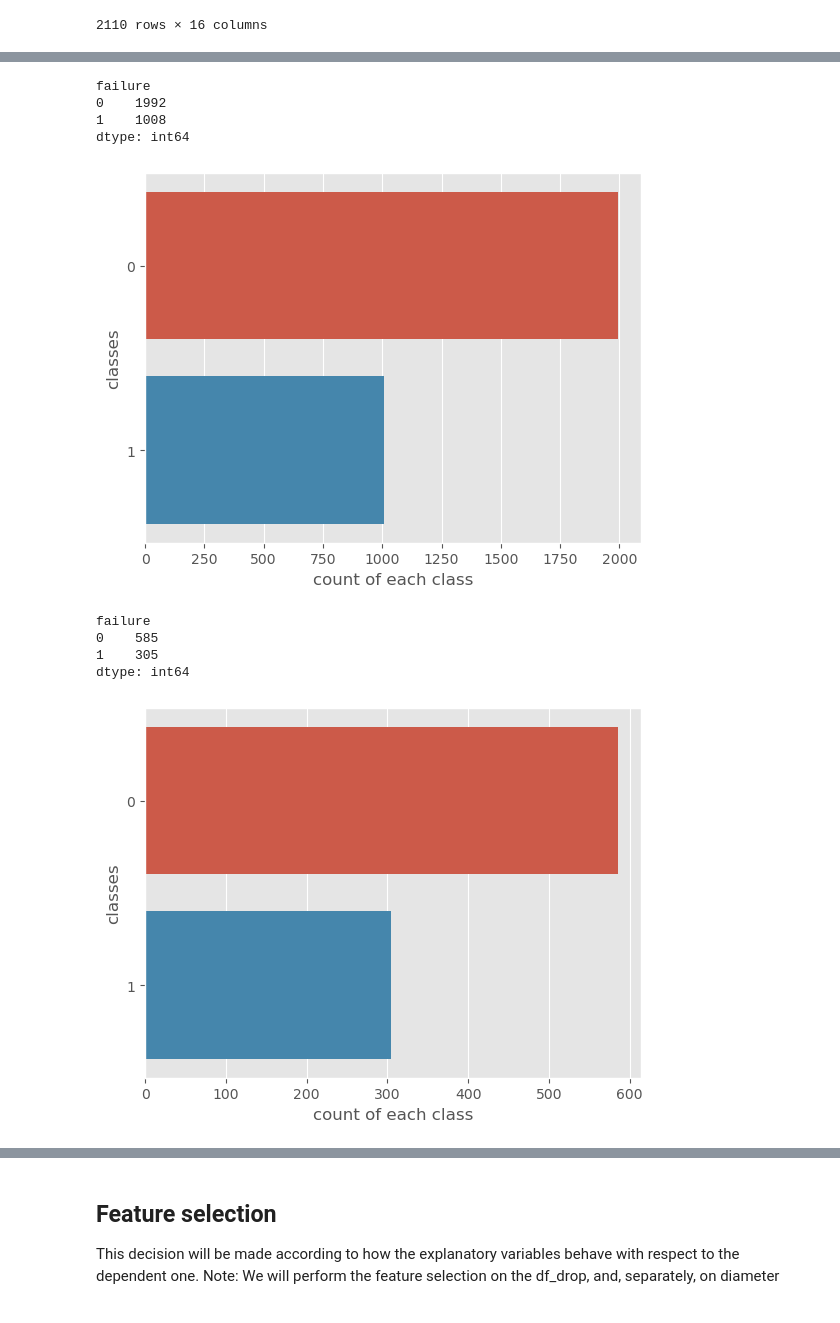
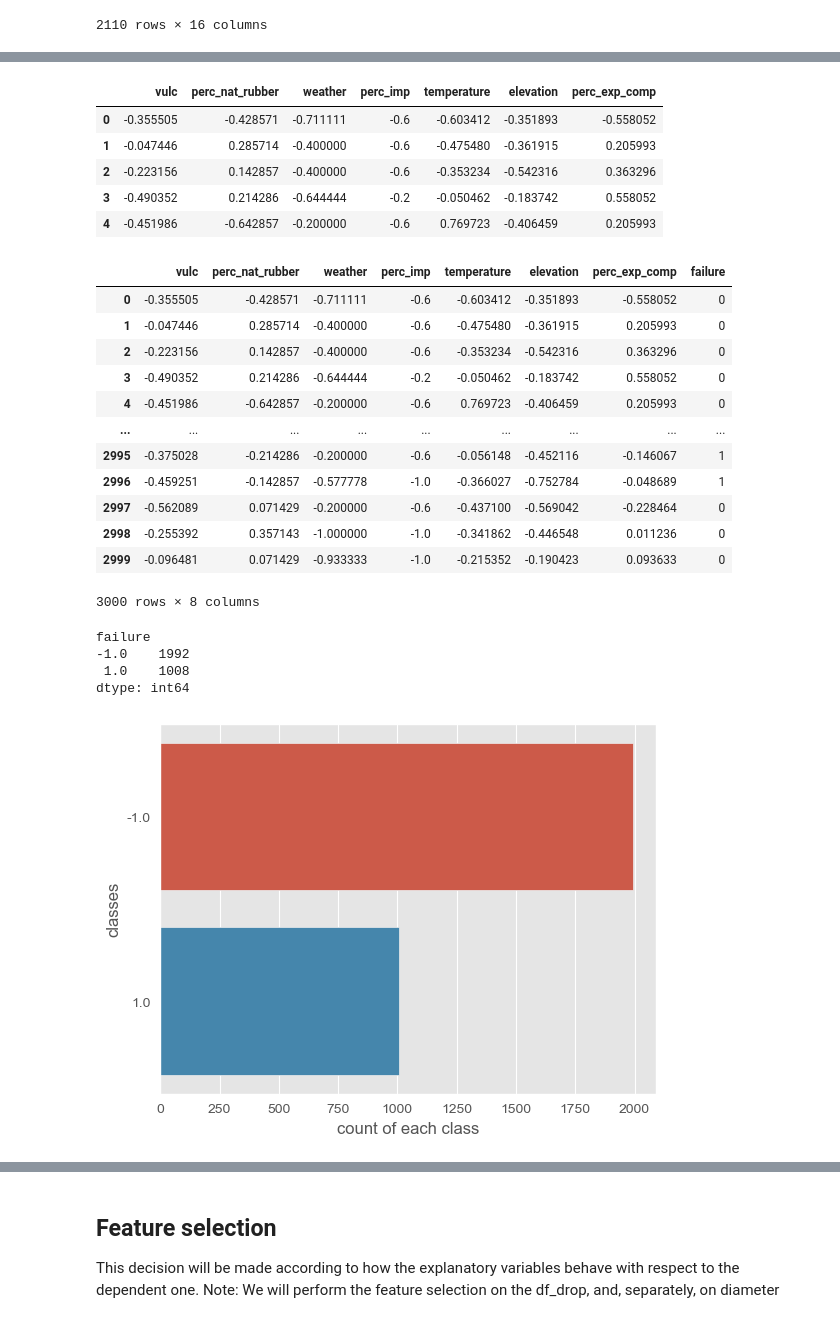
Before and after one commit to dodogro/ML_Project, a Jupyter notebook: script/eda.ipynb, the cells around one changed output, grey strips where cells are left out. Saved outputs shown, nothing was run; the diff lists cells and outputs as text; code cells hidden in the pictures.

```diff
--- a/script/eda.ipynb
+++ b/script/eda.ipynb
@@ -154,0 +109,9 @@ print(df_drop_categorical)
+# %%
+# Outliers Detection: Division between categorical and numerical
+# Dropped the diameter attribute
+df = df.dropna(axis = 1)
+df_categorical = df[["tread_type", "tyre_season", "month", "tread_depth", "wiring_strength", "tyre_quality", "add_layers","failure"]]
+df_numerical = df[["vulc","perc_nat_rubber","weather","perc_imp","temperature","elevation","perc_exp_comp","failure"]]
+
+print(df_numerical.shape)
+print(df_categorical.shape)
@@ -236,33 +148,56 @@ mm_scaler.fit_transform(df[[""]])
+# %%
+# Scaling data.... Not finished yet
+from sklearn.preprocessing import MinMaxScaler
+import pickle
+scaler =  MinMaxScaler(copy=False,feature_range=(-1, 1))
+columns = df_numerical[:-1].columns
+scaler.fit(df_numerical.drop("failure",axis=1))
+scaled_numerical = scaler.transform(df_numerical.drop('failure',axis=1))
+scaled_numerical=pd.DataFrame(scaled_numerical, columns=df_numerical.columns[:-1])
+pickle.dump(scaler, open("min_max_scaler_1.pkl", "wb"))
+
+scaled_numerical.head()
+# %% [output]
+|  | vulc | perc_nat_rubber | weather | perc_imp | temperature | elevation | perc_exp_comp |
+| 0 | -0.355505 | -0.428571 | -0.711111 | -0.6 | -0.603412 | -0.351893 | -0.558052 |
+| 1 | -0.047446 | 0.285714 | -0.400000 | -0.6 | -0.475480 | -0.361915 | 0.205993 |
+| 2 | -0.223156 | 0.142857 | -0.400000 | -0.6 | -0.353234 | -0.542316 | 0.363296 |
+| 3 | -0.490352 | 0.214286 | -0.644444 | -0.2 | -0.050462 | -0.183742 | 0.558052 |
+| 4 | -0.451986 | -0.642857 | -0.200000 | -0.6 | 0.769723 | -0.406459 | 0.205993 |
+# %%
+import numpy as np
+failure = df_numerical["failure"].astype(np.int32)
+df_numerical_scaled = scaled_numerical.join(failure)
+df_numerical_scaled
+# %% [output]
+|  | vulc | perc_nat_rubber | weather | perc_imp | temperature | elevation | perc_exp_comp | failure |
+| 0 | -0.355505 | -0.428571 | -0.711111 | -0.6 | -0.603412 | -0.351893 | -0.558052 | 0 |
+| 1 | -0.047446 | 0.285714 | -0.400000 | -0.6 | -0.475480 | -0.361915 | 0.205993 | 0 |
+| 2 | -0.223156 | 0.142857 | -0.400000 | -0.6 | -0.353234 | -0.542316 | 0.363296 | 0 |
+| 3 | -0.490352 | 0.214286 | -0.644444 | -0.2 | -0.050462 | -0.183742 | 0.558052 | 0 |
+| 4 | -0.451986 | -0.642857 | -0.200000 | -0.6 | 0.769723 | -0.406459 | 0.205993 | 0 |
+| ... | ... | ... | ... | ... | ... | ... | ... | ... |
+| 2995 | -0.375028 | -0.214286 | -0.200000 | -0.6 | -0.056148 | -0.452116 | -0.146067 | 1 |
+| 2996 | -0.459251 | -0.142857 | -0.577778 | -1.0 | -0.366027 | -0.752784 | -0.048689 | 1 |
+| 2997 | -0.562089 | 0.071429 | -0.200000 | -0.6 | -0.437100 | -0.569042 | -0.228464 | 0 |
+| 2998 | -0.255392 | 0.357143 | -1.000000 | -1.0 | -0.341862 | -0.446548 | 0.011236 | 0 |
+| 2999 | -0.096481 | 0.071429 | -0.933333 | -1.0 | -0.215352 | -0.190423 | 0.093633 | 0 |
+3000 rows × 8 columns
 # %%
 # Is the dataset Balanced or Unbalanced?
 
 print(df.groupby('failure').size()) #"target" is the name of the target column, change it accordingly to your dataset
-
 plt.style.use('ggplot')
 
 #Visualize Class Counts
 sns.countplot(y=df.failure ,data=df) #"target" is the name of the target column, change it accordingly to your dataset
 plt.xlabel("count of each class")
 plt.ylabel("classes")
 plt.show()
-
-# What if we would discard all the rows where we do NOT have the diameter?
-
-print(df.groupby('failure').size())
-sns.countplot(y=df.failure ,data=df) #"target" is the name of the target column, change it accordingly to your dataset
-plt.xlabel("count of each class")
-plt.ylabel("classes")
-plt.show()
-
 # Unbalanced dataset with ratio 2:1. Shall we try with over- or under-sampling?
 # %% [output]
 failure
-0    1992
-1    1008
+-1.0    1992
+ 1.0    1008
 dtype: int64
-[figure, old version]
+[figure, new version]
-failure
-0    585
-1    305
-dtype: int64
-[figure, removed]
```
Also changed, not shown: parts of 24 cells of this notebook, 1 other file.
